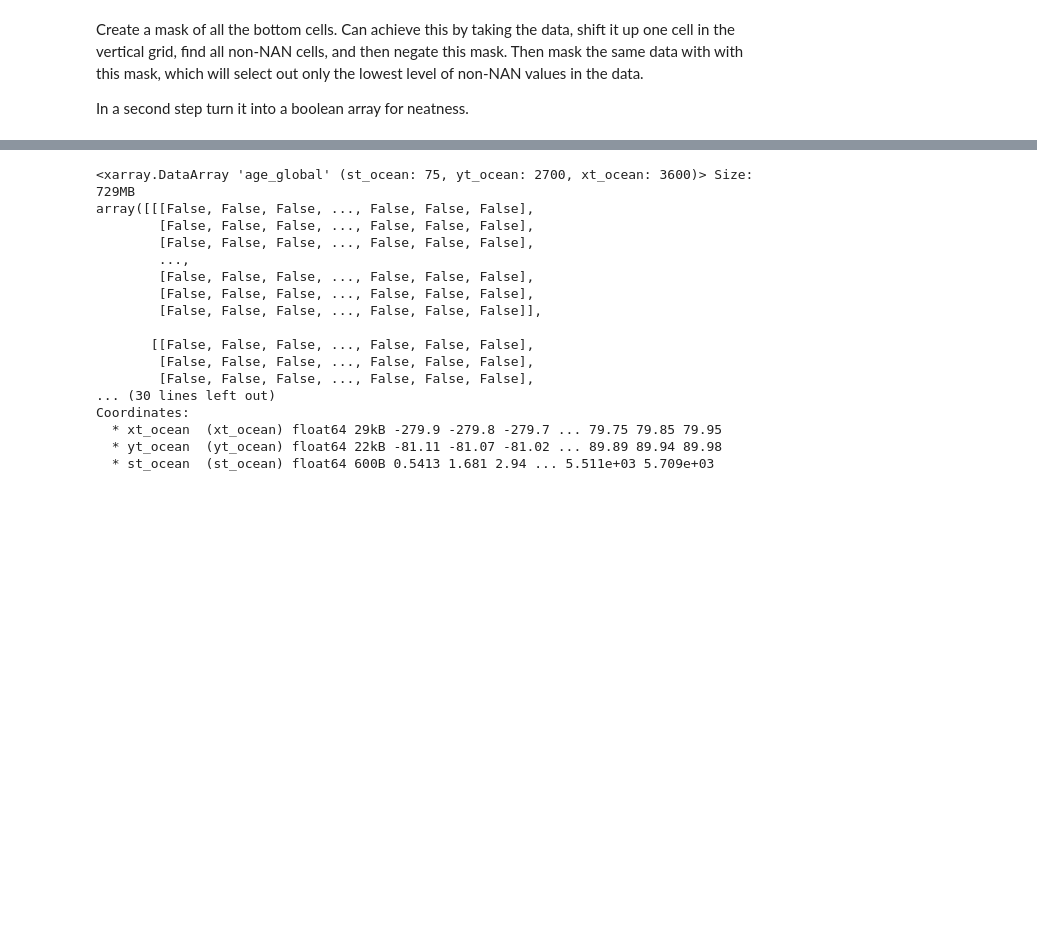
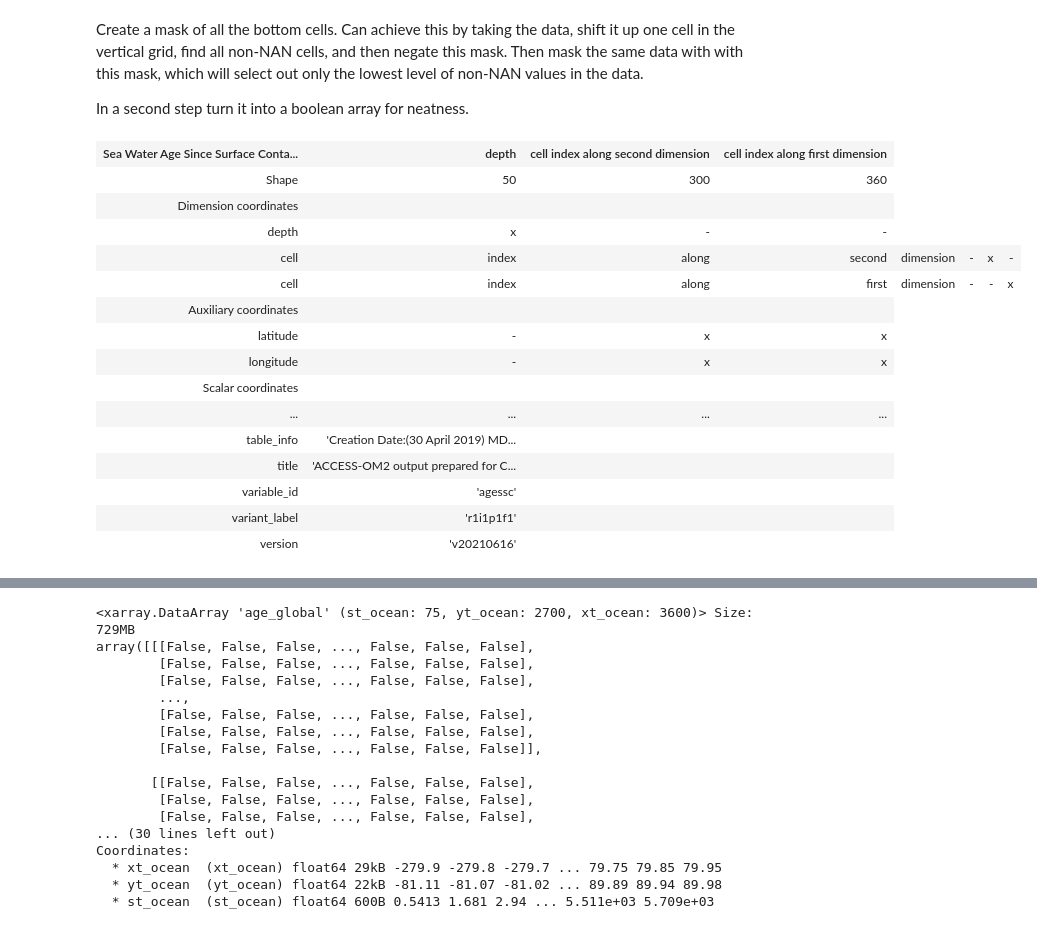
Before and after one commit to ACCESS-NRI/ACCESS-ENSO-recipes, a Jupyter notebook: cosima/Extract_Variables_at_Ocean_Bottom.ipynb, the cells around one changed output, grey strips where cells are left out. Cells and saved outputs as stored; diff of their text form; code cells hidden in the pictures; blank space fills up the shorter version.

```diff
--- a/cosima/Extract_Variables_at_Ocean_Bottom.ipynb
+++ b/cosima/Extract_Variables_at_Ocean_Bottom.ipynb
@@ -180,0 +184,31 @@ In a second step turn it into a boolean array for neatness.
+# %%
+# 1645877/1594123, 2707869/2692131
+import numpy as np
+
+test.data.mask.shape, test.data.mask[1:].shape, test.data.mask[1].shape
+shiftmask = np.append(test.data.mask[1:], np.ones((1,300,360), dtype=bool), axis=0)#.shape
+# add masks where 1 else mask, use valid values
+mask = test.data.mask.astype(int) - shiftmask.astype(int)
+# use_mask = np.zeros_like(mask, bool)
+use_mask[mask == 0] = True
+np.unique(mask, return_counts=True), 300*360
+
+test.data = np.ma.MaskedArray(test.data, mask=use_mask)
+test
+# %% [output]
+| Sea Water Age Since Surface Conta... | depth | cell index along second dimension | cell index along first dimension |
+| Shape | 50 | 300 | 360 |
+| Dimension coordinates |  |  |  |
+| depth | x | - | - |
+| cell | index | along | second | dimension | - | x | - |
+| cell | index | along | first | dimension | - | - | x |
+| Auxiliary coordinates |  |  |  |
+| latitude | - | x | x |
+| longitude | - | x | x |
+| Scalar coordinates |  |  |  |
+| ... | ... | ... | ... |
+| table_info | 'Creation Date:(30 April 2019) MD... |  |  |
+| title | 'ACCESS-OM2 output prepared for C... |  |  |
+| variable_id | 'agessc' |  |  |
+| variant_label | 'r1i1p1f1' |  |  |
+| version | 'v20210616' |  |  |
```
Also changed, not shown: parts of 7 cells of this notebook.
